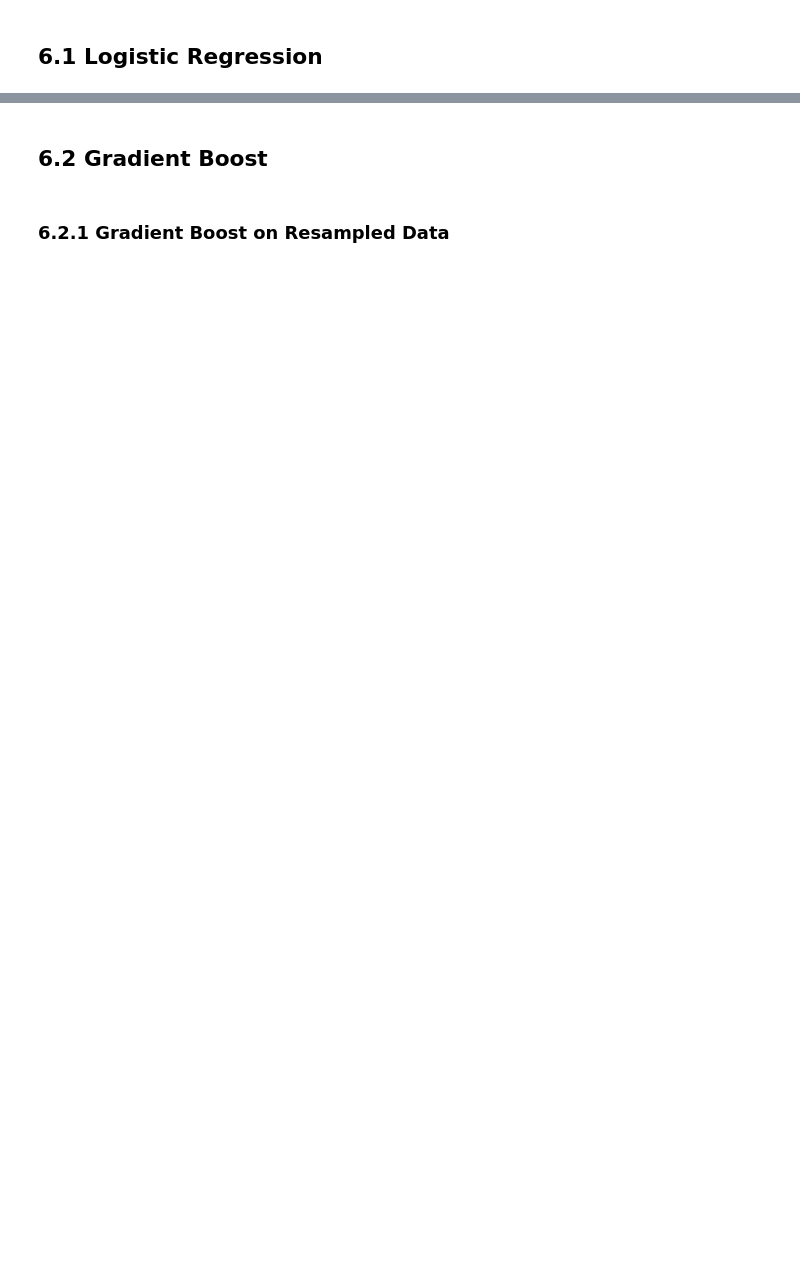
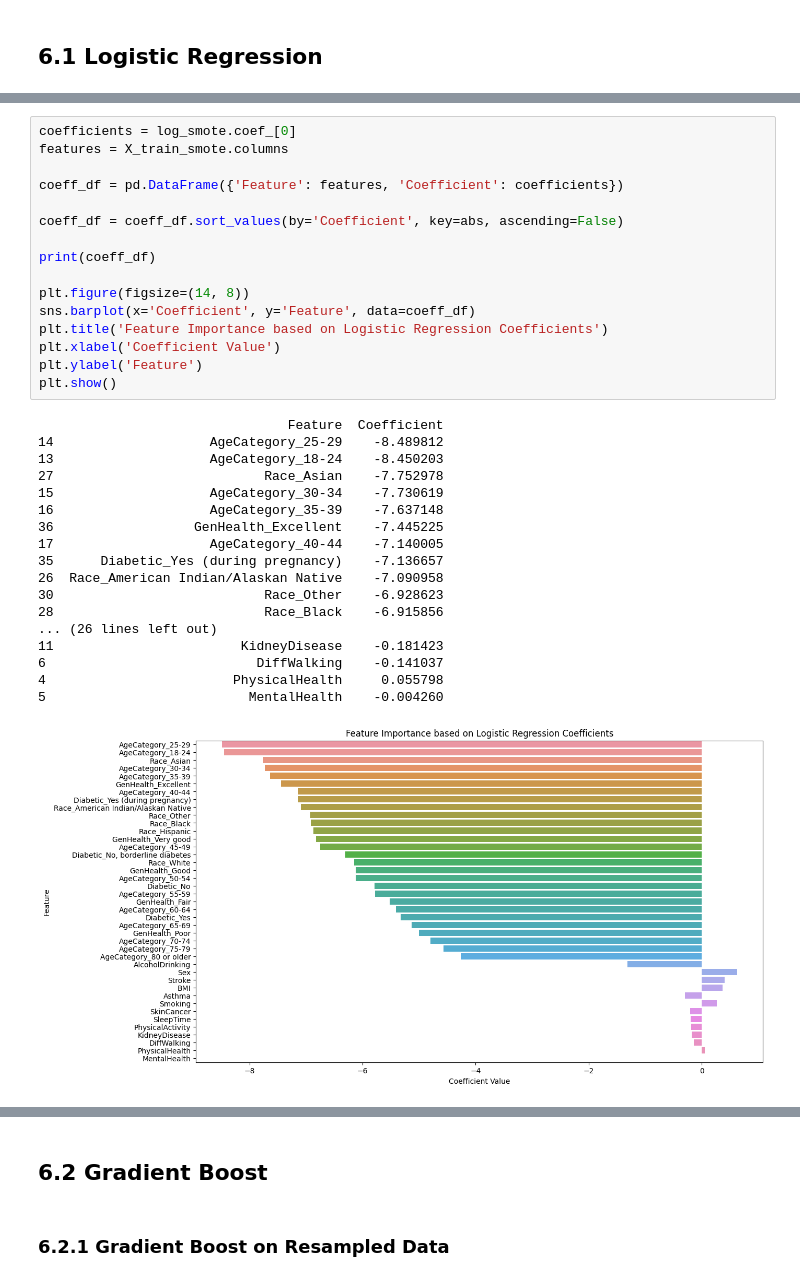
Before and after one commit to ars151960/Dissertation, a Jupyter notebook: Dis_Code.ipynb, the cells around one changed output, grey strips where cells are left out. Drawn from its saved outputs; the diff is of its cells as text; blank space fills up the shorter version.

```diff
--- a/Dis_Code.ipynb
+++ b/Dis_Code.ipynb
@@ -437,0 +469,35 @@ print("Report of Logistic Regression using Selectkbest:\n\n",classification_repo
+# %%
+coefficients = log_smote.coef_[0]
+features = X_train_smote.columns
+
+coeff_df = pd.DataFrame({'Feature': features, 'Coefficient': coefficients})
+
+coeff_df = coeff_df.sort_values(by='Coefficient', key=abs, ascending=False)
+
+print(coeff_df)
+
+plt.figure(figsize=(14, 8))
+sns.barplot(x='Coefficient', y='Feature', data=coeff_df)
+plt.title('Feature Importance based on Logistic Regression Coefficients')
+plt.xlabel('Coefficient Value')
+plt.ylabel('Feature')
+plt.show()
+# %% [output]
+                                Feature  Coefficient
+14                    AgeCategory_25-29    -8.489812
+13                    AgeCategory_18-24    -8.450203
+27                           Race_Asian    -7.752978
+15                    AgeCategory_30-34    -7.730619
+16                    AgeCategory_35-39    -7.637148
+36                  GenHealth_Excellent    -7.445225
+17                    AgeCategory_40-44    -7.140005
+35      Diabetic_Yes (during pregnancy)    -7.136657
+26  Race_American Indian/Alaskan Native    -7.090958
+30                           Race_Other    -6.928623
+28                           Race_Black    -6.915856
+... (26 lines left out)
+11                        KidneyDisease    -0.181423
+6                           DiffWalking    -0.141037
+4                        PhysicalHealth     0.055798
+5                          MentalHealth    -0.004260
+[figure, added]
```
Also changed, not shown: parts of 132 cells of this notebook, 11 other files.
